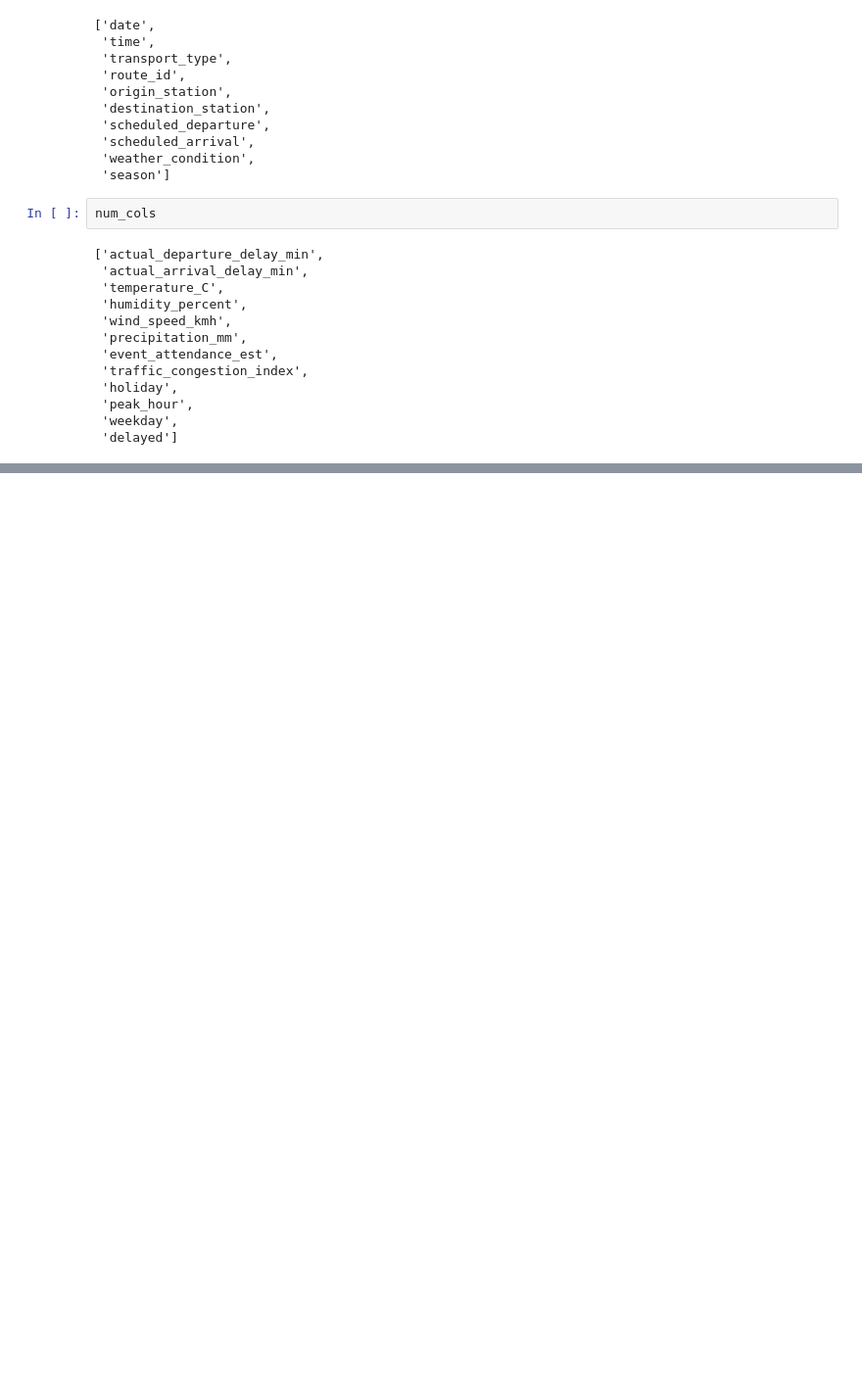
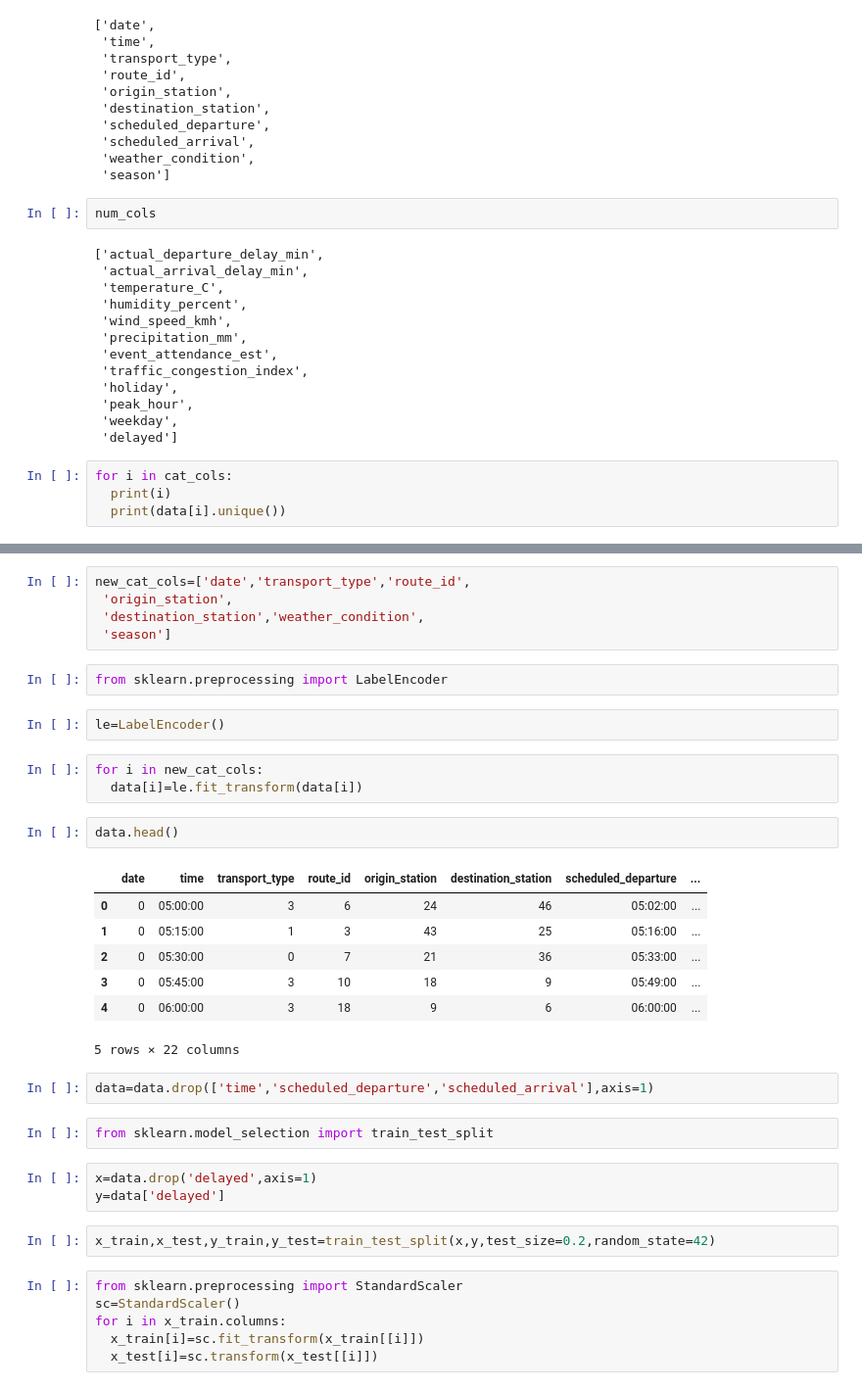
Before and after one commit to lalitha-sahitya/Public-Transport-Delays-Prediction, a Jupyter notebook: Public_Transport_Delays_Prediction.ipynb, the cells around one changed output, grey strips where cells are left out. Shown: that part at 98% size. Saved outputs shown, nothing was run; the diff lists cells and outputs as text; blank space fills up the shorter version.

```diff
--- a/Public_Transport_Delays_Prediction.ipynb
+++ b/Public_Transport_Delays_Prediction.ipynb
@@ -207,3 +207,7 @@ num_cols
  'peak_hour',
  'weekday',
  'delayed']
+# %%
+for i in cat_cols:
+  print(i)
+  print(data[i].unique())
@@ -209,0 +245,37 @@ num_cols
+# %%
+new_cat_cols=['date','transport_type','route_id',
+ 'origin_station',
+ 'destination_station','weather_condition',
+ 'season']
+# %%
+from sklearn.preprocessing import LabelEncoder
+# %%
+le=LabelEncoder()
+# %%
+for i in new_cat_cols:
+  data[i]=le.fit_transform(data[i])
+# %%
+data.head()
+# %% [output]
+|  | date | time | transport_type | route_id | origin_station | destination_station | scheduled_departure | ... |
+| 0 | 0 | 05:00:00 | 3 | 6 | 24 | 46 | 05:02:00 | ... |
+| 1 | 0 | 05:15:00 | 1 | 3 | 43 | 25 | 05:16:00 | ... |
+| 2 | 0 | 05:30:00 | 0 | 7 | 21 | 36 | 05:33:00 | ... |
+| 3 | 0 | 05:45:00 | 3 | 10 | 18 | 9 | 05:49:00 | ... |
+| 4 | 0 | 06:00:00 | 3 | 18 | 9 | 6 | 06:00:00 | ... |
+5 rows × 22 columns
+# %%
+data=data.drop(['time','scheduled_departure','scheduled_arrival'],axis=1)
+# %%
+from sklearn.model_selection import train_test_split
+# %%
+x=data.drop('delayed',axis=1)
+y=data['delayed']
+# %%
+x_train,x_test,y_train,y_test=train_test_split(x,y,test_size=0.2,random_state=42)
+# %%
+from sklearn.preprocessing import StandardScaler
+sc=StandardScaler()
+for i in x_train.columns:
+  x_train[i]=sc.fit_transform(x_train[[i]])
+  x_test[i]=sc.transform(x_test[[i]])
```
Also changed, not shown: parts of 8 cells of this notebook.
